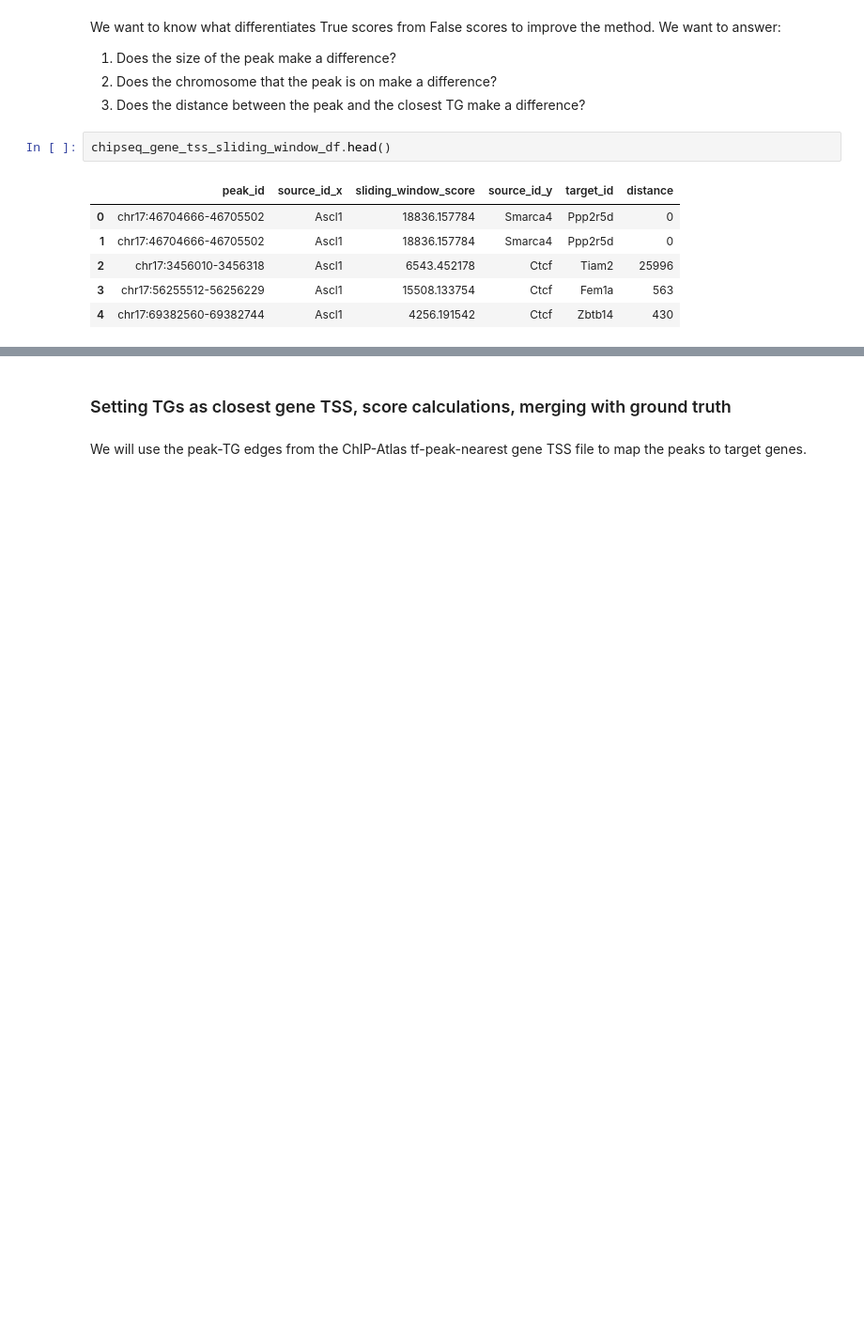
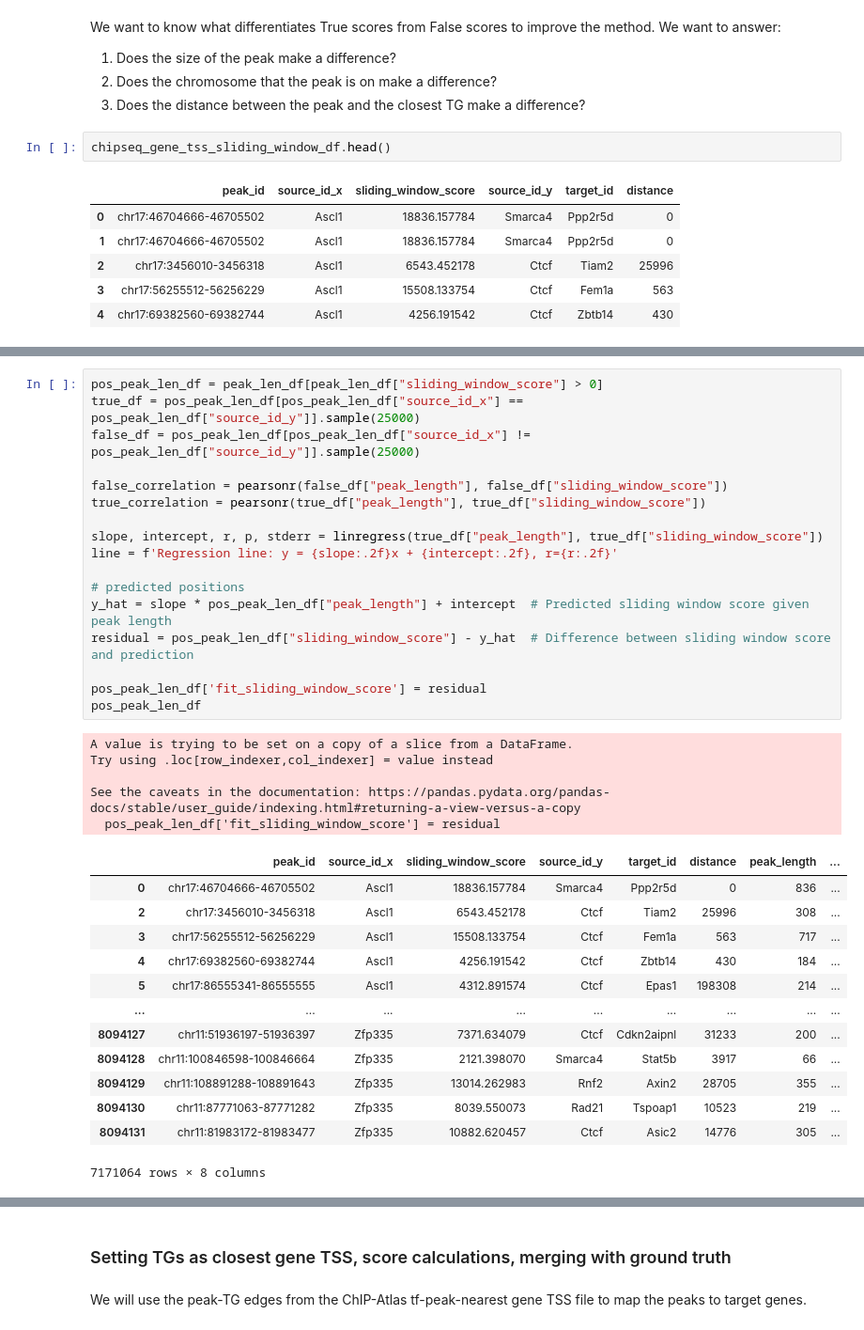
Before and after one commit to emoeller80281/Custom_GRN_Inference, a Jupyter notebook: dev/notebooks/sliding_window_calculation_method_testing.ipynb, the cells around one changed output, grey strips where cells are left out. Shown at 94% size. Saved outputs shown, nothing was run; the diff lists cells and outputs as text; blank space fills up the shorter version.

```diff
--- a/dev/notebooks/sliding_window_calculation_method_testing.ipynb
+++ b/dev/notebooks/sliding_window_calculation_method_testing.ipynb
@@ -768,0 +775,36 @@ True Values: Correlation = 0.98, p-value = 0.0000
+# %%
+pos_peak_len_df = peak_len_df[peak_len_df["sliding_window_score"] > 0]
+true_df = pos_peak_len_df[pos_peak_len_df["source_id_x"] == pos_peak_len_df["source_id_y"]].sample(25000)
+false_df = pos_peak_len_df[pos_peak_len_df["source_id_x"] != pos_peak_len_df["source_id_y"]].sample(25000)
+
+false_correlation = pearsonr(false_df["peak_length"], false_df["sliding_window_score"])
+true_correlation = pearsonr(true_df["peak_length"], true_df["sliding_window_score"])
+
+slope, intercept, r, p, stderr = linregress(true_df["peak_length"], true_df["sliding_window_score"])
+line = f'Regression line: y = {slope:.2f}x + {intercept:.2f}, r={r:.2f}'
+
+# predicted positions
+y_hat = slope * pos_peak_len_df["peak_length"] + intercept  # Predicted sliding window score given peak length
+residual = pos_peak_len_df["sliding_window_score"] - y_hat  # Difference between sliding window score and prediction
+
+pos_peak_len_df['fit_sliding_window_score'] = residual
+pos_peak_len_df
+# %% [output]
+A value is trying to be set on a copy of a slice from a DataFrame.
+Try using .loc[row_indexer,col_indexer] = value instead
+
+See the caveats in the documentation: https://pandas.pydata.org/pandas-docs/stable/user_guide/indexing.html#returning-a-view-versus-a-copy
+  pos_peak_len_df['fit_sliding_window_score'] = residual
+|  | peak_id | source_id_x | sliding_window_score | source_id_y | target_id | distance | peak_length | ... |
+| 0 | chr17:46704666-46705502 | Ascl1 | 18836.157784 | Smarca4 | Ppp2r5d | 0 | 836 | ... |
+| 2 | chr17:3456010-3456318 | Ascl1 | 6543.452178 | Ctcf | Tiam2 | 25996 | 308 | ... |
+| 3 | chr17:56255512-56256229 | Ascl1 | 15508.133754 | Ctcf | Fem1a | 563 | 717 | ... |
+| 4 | chr17:69382560-69382744 | Ascl1 | 4256.191542 | Ctcf | Zbtb14 | 430 | 184 | ... |
+| 5 | chr17:86555341-86555555 | Ascl1 | 4312.891574 | Ctcf | Epas1 | 198308 | 214 | ... |
+| ... | ... | ... | ... | ... | ... | ... | ... | ... |
+| 8094127 | chr11:51936197-51936397 | Zfp335 | 7371.634079 | Ctcf | Cdkn2aipnl | 31233 | 200 | ... |
+| 8094128 | chr11:100846598-100846664 | Zfp335 | 2121.398070 | Smarca4 | Stat5b | 3917 | 66 | ... |
+| 8094129 | chr11:108891288-108891643 | Zfp335 | 13014.262983 | Rnf2 | Axin2 | 28705 | 355 | ... |
+| 8094130 | chr11:87771063-87771282 | Zfp335 | 8039.550073 | Rad21 | Tspoap1 | 10523 | 219 | ... |
+| 8094131 | chr11:81983172-81983477 | Zfp335 | 10882.620457 | Ctcf | Asic2 | 14776 | 305 | ... |
+7171064 rows × 8 columns
```
Also changed, not shown: parts of 11 cells of this notebook, 7 other files.
